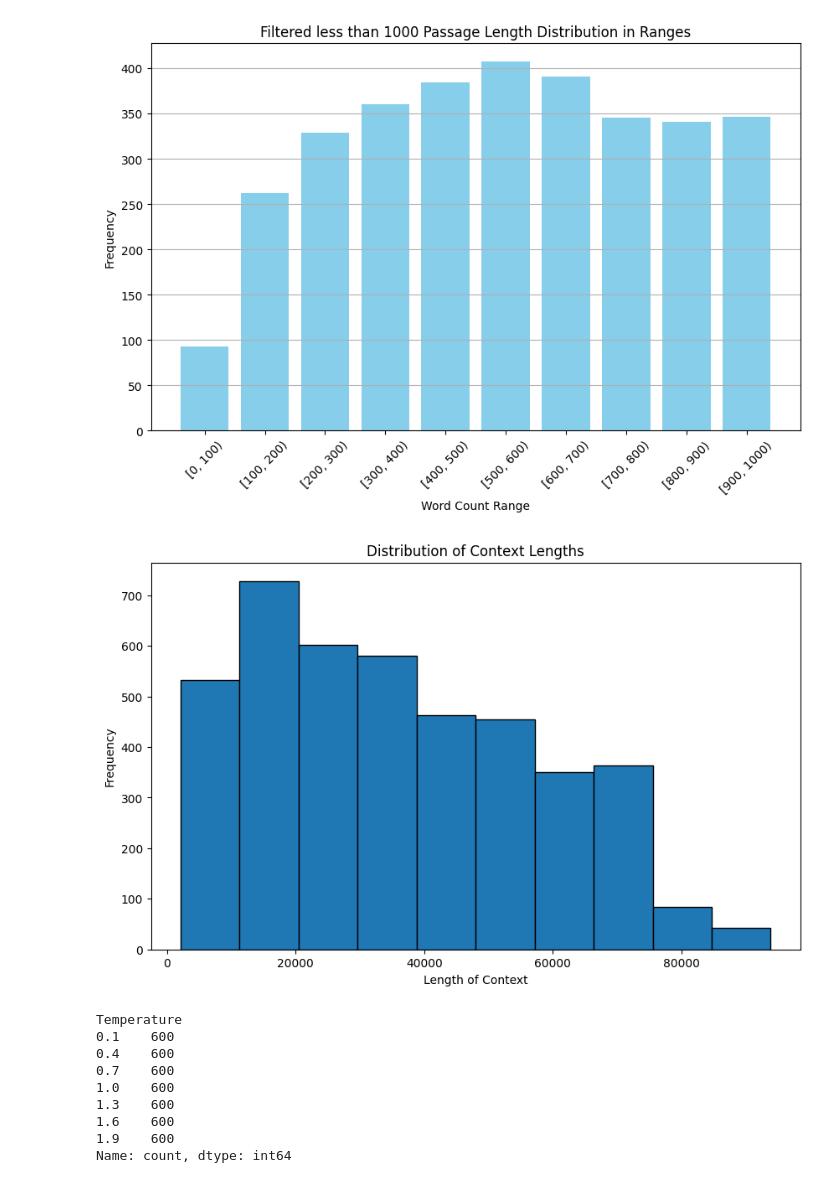
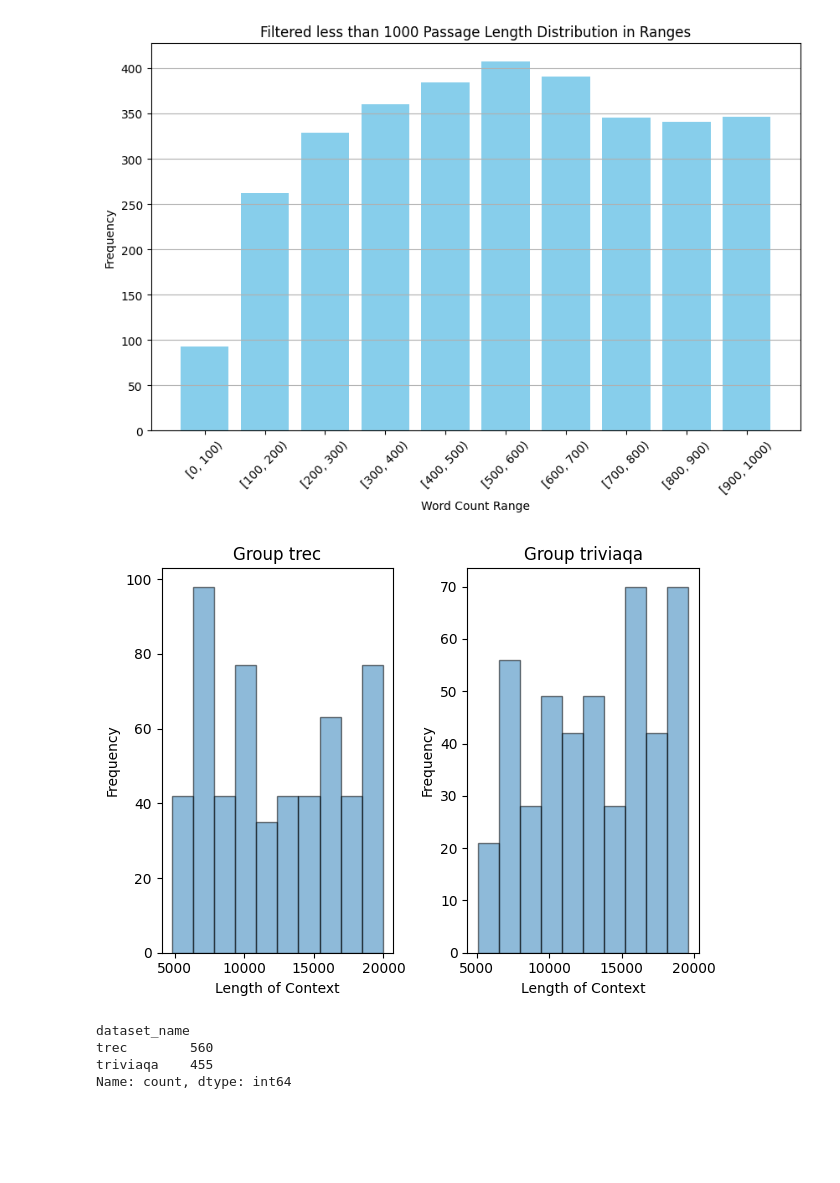
Before and after one commit to DobricLilujun/causalllm, a Jupyter notebook: script/ICL/test_ICL.ipynb, the cells around one changed output. Saved outputs shown, nothing was run; the diff lists cells and outputs as text; code cells hidden in the pictures; blank space fills up the shorter version.

```diff
--- a/script/ICL/test_ICL.ipynb
+++ b/script/ICL/test_ICL.ipynb
@@ -161,10 +153,20 @@ plt.show()
 dfs[0][
     "INSTRUCTION"
 ] = "Please determine the type of the question below. Here are some examples of questions."
+
 dfs[1][
     "INSTRUCTION"
 ] = "Answer the question based on the given passage. Only give me the answer and do not output any other words. The following are some examples."
 dfs[0]["filtered_context"] = dfs[0]["context"]
+
 # Choose the trec and triviaqa
-ICL_df = pd.concat([dfs[0], dfs[1]])
+# ICL_df = pd.concat([dfs[0], dfs[1]])
 # ICL_df = dfs[1]
+
+def format_text(text):
+    text = text.replace("Question:", "\nMy Question:")
+    return text
+
+dfs[0]['input'] = dfs[0]['input'].apply(format_text)
+dfs[0]['dataset_name'] = "trec"
+dfs[1]['dataset_name'] = "triviaqa"
@@ -259,8 +358,9 @@ def generate_initial_prompts(row):
     return row
 
 
-concatenated_df = ICL_df.apply(generate_initial_prompts, axis=1)
-
-concatenated_df["initial_prompt_length"] = concatenated_df["initial_prompt"].apply(
+dfs[1] = dfs[1].apply(generate_initial_prompts, axis=1)
+dfs[1]["initial_prompt_length"] = dfs[1]["initial_prompt"].apply(
     lambda x: len(str(x))
 )
+
+dfs[1] = dfs[1][dfs[1].initial_prompt_length<20000]
@@ -267,7 +369,7 @@ concatenated_df["initial_prompt_length"] = concatenated_df["initial_prompt"].app
 # %%
 temperatures = np.arange(0.1, 2.0, 0.3)
 temperature_df = pd.DataFrame({"Temperature": temperatures})
-merged_df = temperature_df.merge(concatenated_df, how="cross")
+merged_df = temperature_df.merge(ICL_df, how="cross")
 # %%
 merged_df.to_csv(
     "/Users/lujun.li/projects/causallm-github/causalllm/resource/input/ICL/ICL_experiment_prompt.csv"
@@ -275,30 +377,29 @@ merged_df.to_csv(
 # %%
 import pandas as pd
 import matplotlib.pyplot as plt
 
-merged_df["filtered_context_length"] = merged_df["filtered_context"].apply(len)
 
-plt.figure(figsize=(10, 6))
-plt.hist(merged_df["filtered_context_length"], bins=10, edgecolor="black")
-plt.title("Distribution of Context Lengths")
-plt.xlabel("Length of Context")
-plt.ylabel("Frequency")
+groups = merged_df.groupby("dataset_name")
+
+for i, (group_name, group_data) in enumerate(groups):
+    plt.subplot(1, len(groups), i + 1)
+    plt.hist(group_data["initial_prompt_length"], bins=10, edgecolor="black", alpha=0.5)
+    plt.title("Group " + str(group_name))
+    plt.xlabel("Length of Context")
+    plt.ylabel("Frequency")
+
+plt.tight_layout()
 plt.show()
 # %% [output]
-[figure, old version]
+[figure, new version]
 # %%
 exp_df = pd.read_csv(
     "/Users/lujun.li/projects/causallm-github/causalllm/resource/input/ICL/ICL_experiment_prompt.csv"
 )  ##
 
-exp_df.Temperature.value_counts()
+exp_df.dataset_name.value_counts()
 # %% [output]
-Temperature
-0.1    600
-0.4    600
-0.7    600
-1.0    600
-1.3    600
-1.6    600
-1.9    600
+dataset_name
+trec        560
+triviaqa    455
 Name: count, dtype: int64
```
Also changed, not shown: parts of 11 cells of this notebook, 15 other files.
